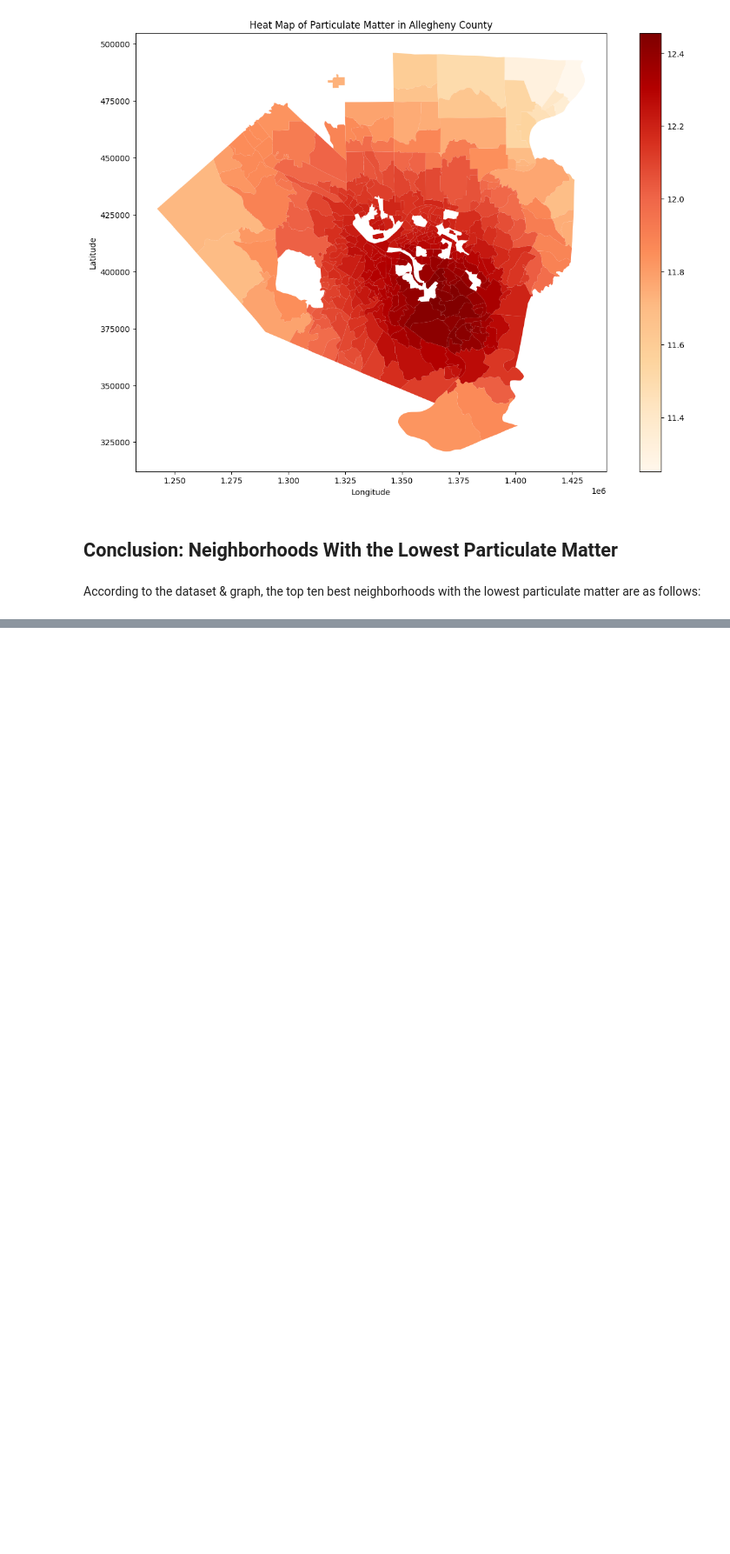
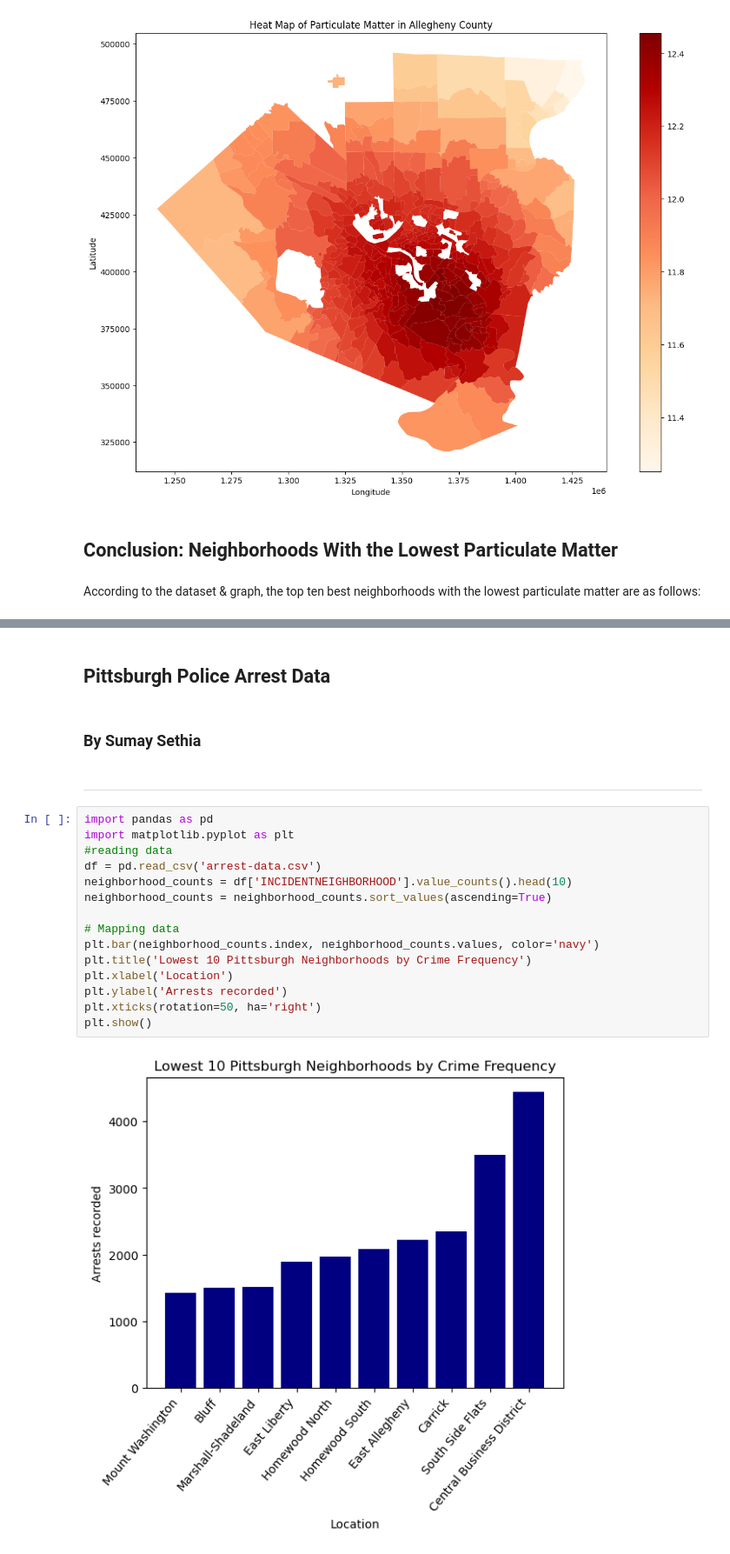
Before and after one commit to JSakMad/2251-CMPINF0010-Final-Project, a Jupyter notebook: Final Data/Final_Data.ipynb, the cells around one changed output, grey strips where cells are left out. Shown at 87% size. Saved outputs shown, nothing was run; the diff lists cells and outputs as text; blank space fills up the shorter version.

```diff
--- a/Final Data/Final_Data.ipynb
+++ b/Final Data/Final_Data.ipynb
@@ -323,0 +324,23 @@ According to the dataset & graph, the top ten best neighborhoods with the lowest
+# %% [markdown]
+## Pittsburgh Police Arrest Data
+# %% [markdown]
+### By Sumay Sethia
+# %% [markdown]
+_________________________________________________________________________________________________________________________________________________
+# %%
+import pandas as pd
+import matplotlib.pyplot as plt
+#reading data
+df = pd.read_csv('arrest-data.csv')
+neighborhood_counts = df['INCIDENTNEIGHBORHOOD'].value_counts().head(10)
+neighborhood_counts = neighborhood_counts.sort_values(ascending=True)
+
+# Mapping data
+plt.bar(neighborhood_counts.index, neighborhood_counts.values, color='navy')
+plt.title('Lowest 10 Pittsburgh Neighborhoods by Crime Frequency')
+plt.xlabel('Location')
+plt.ylabel('Arrests recorded')
+plt.xticks(rotation=50, ha='right')
+plt.show()
+# %% [output]
+[figure, added]
```
Also changed, not shown: parts of 18 cells of this notebook, 12 other files.
